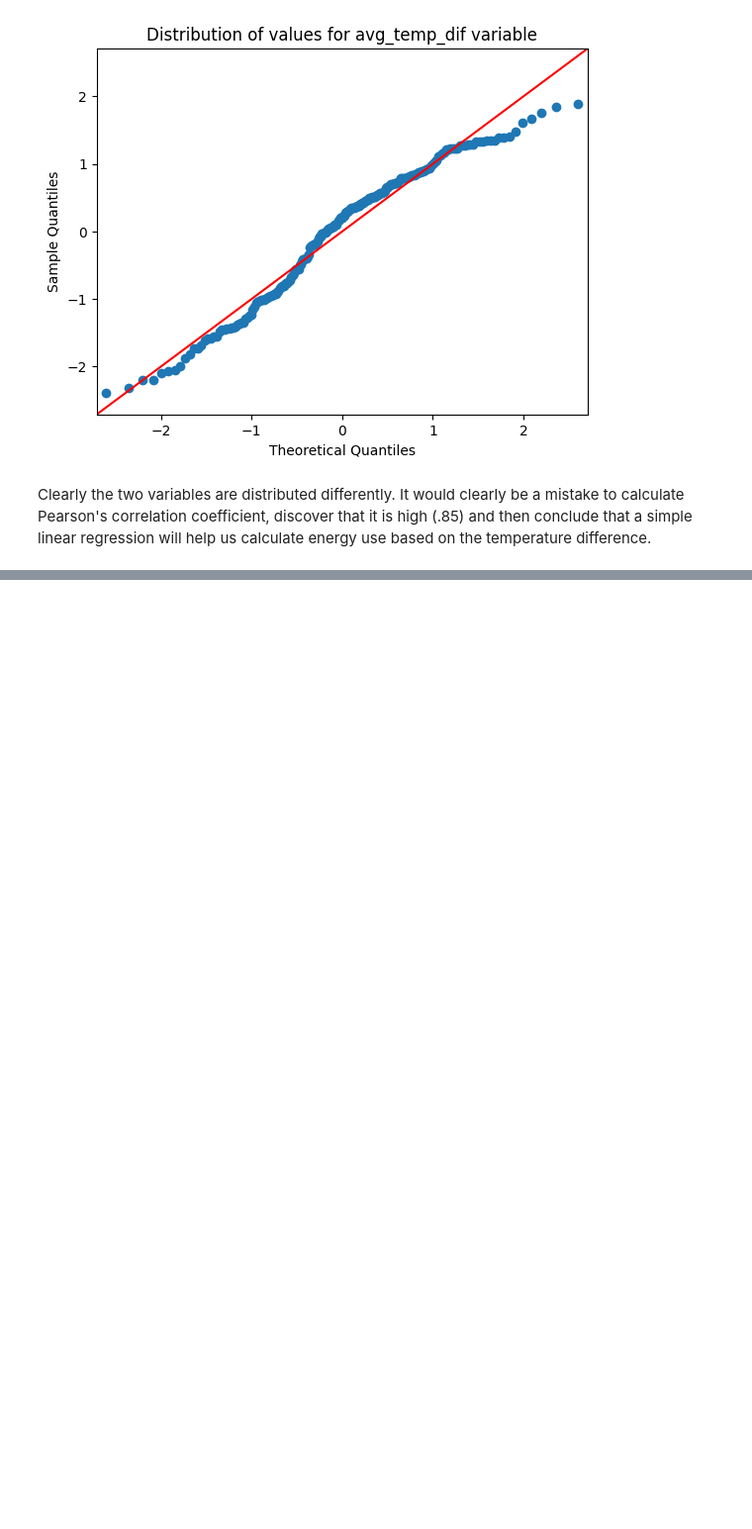
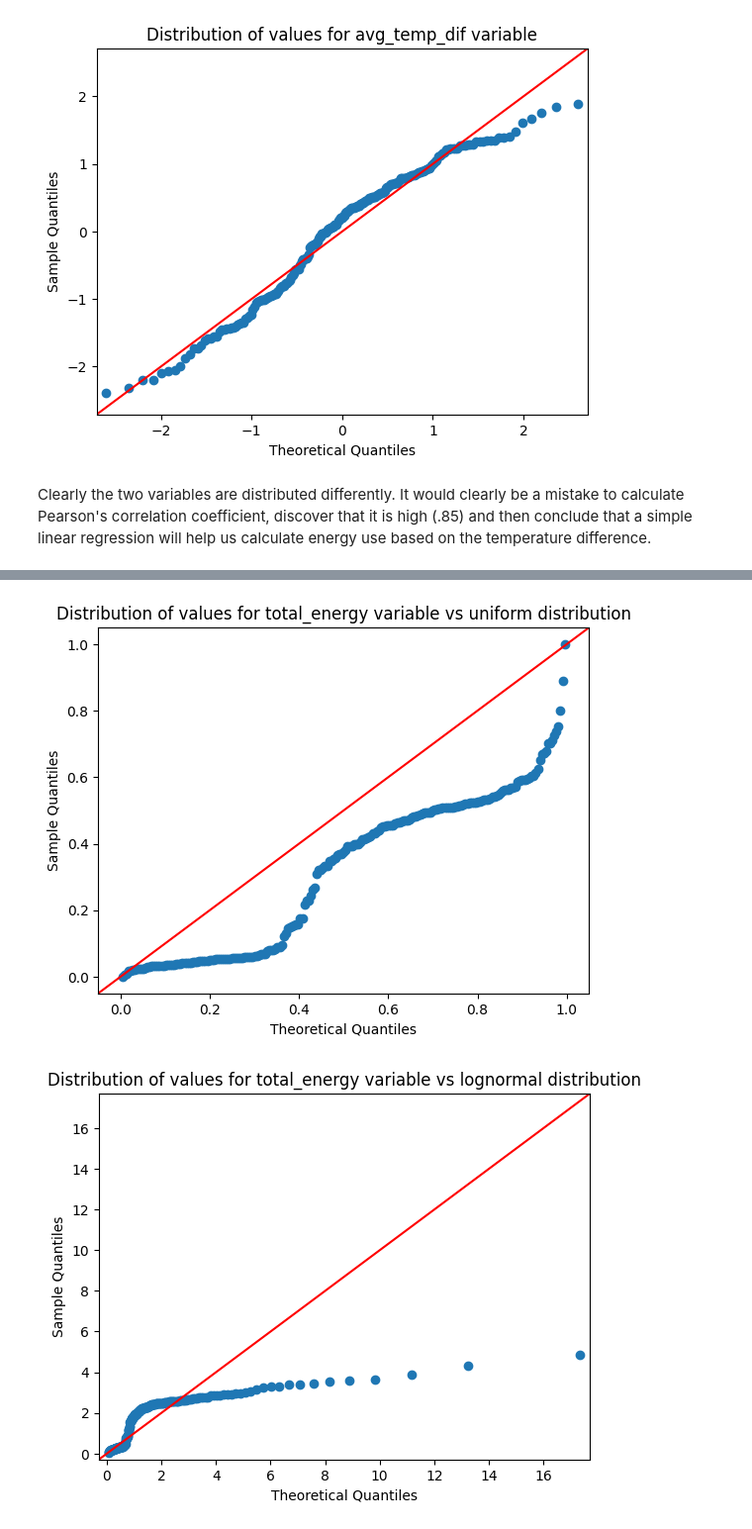
Before and after one commit to AIM-MADS-DATEXP/workshop-distributions-correlations, a Jupyter notebook: notebooks/distributions_correlations.ipynb, the cells around one changed output, grey strips where cells are left out. Shown at 99% size. Saved outputs shown, nothing was run; the diff lists cells and outputs as text; code cells hidden in the pictures; blank space fills up the shorter version.

Commit message:
Improved explanation of qq plots, added examples of other distribution types

```diff
--- a/notebooks/distributions_correlations.ipynb
+++ b/notebooks/distributions_correlations.ipynb
@@ -404,0 +400,13 @@ plt.show()
+# %%
+fig, ax = plt.subplots()
+
+sm.qqplot(df_summ['total_energy'], line ='45', fit = True, ax = ax, dist=stats.distributions.uniform)
+ax.set_title('Distribution of values for total_energy variable vs uniform distribution')
+plt.show()
+fig, ax = plt.subplots()
+sm.qqplot(df_summ['total_energy'], line ='45', fit = True, ax = ax, dist=stats.distributions.lognorm)
+ax.set_title('Distribution of values for total_energy variable vs lognormal distribution')
+plt.show()
+# %% [output]
+[figure, added]
+[figure, added]
```
Also changed, not shown: parts of 4 cells of this notebook.
